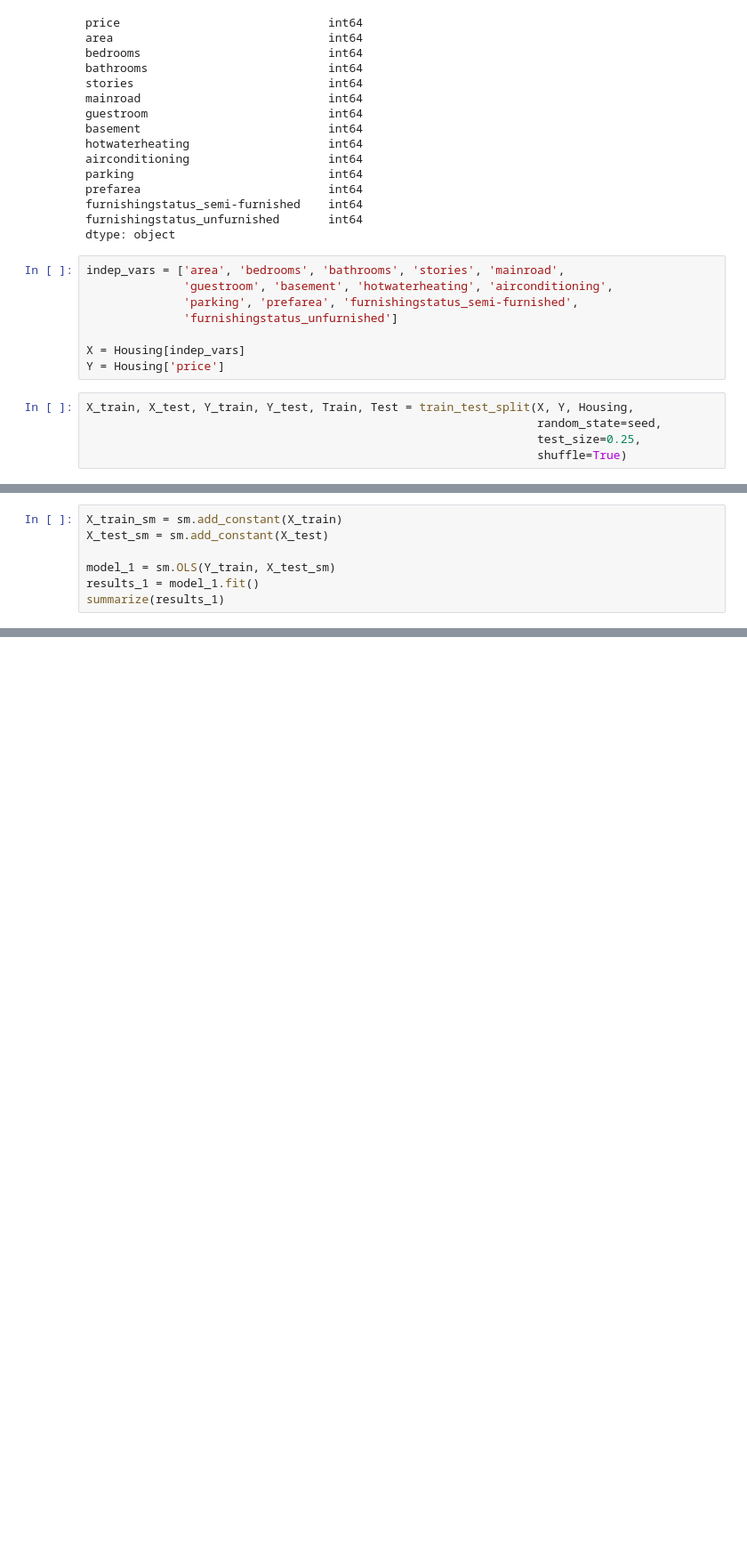
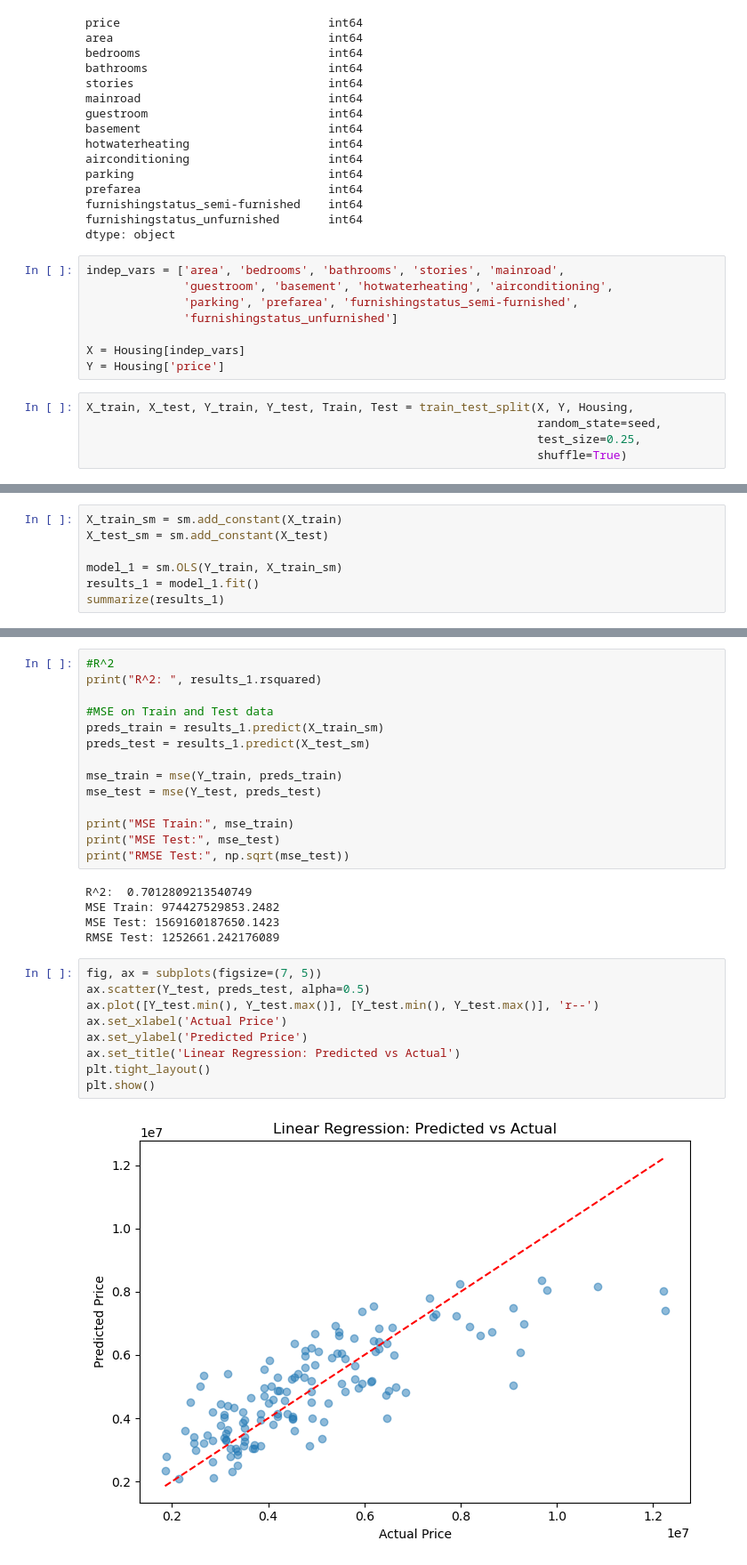
Before and after one commit to sagnihotram1/CSE2600, a Jupyter notebook: project.ipynb, the cells around one changed output, grey strips where cells are left out. Shown at 89% size. Drawn from its saved outputs; the diff is of its cells as text; blank space fills up the shorter version.

```diff
--- a/project.ipynb
+++ b/project.ipynb
@@ -85,7 +85,7 @@ Housing.describe()
 X_train_sm = sm.add_constant(X_train)
 X_test_sm = sm.add_constant(X_test)
 
-model_1 = sm.OLS(Y_train, X_test_sm)
+model_1 = sm.OLS(Y_train, X_train_sm)
 results_1 = model_1.fit()
 summarize(results_1)
 # %% [output]
@@ -92,0 +107,30 @@ ValueError: The indices for endog and exog are not aligned
+# %%
+#R^2
+print("R^2: ", results_1.rsquared)
+
+#MSE on Train and Test data
+preds_train = results_1.predict(X_train_sm)
+preds_test = results_1.predict(X_test_sm)
+
+mse_train = mse(Y_train, preds_train)
+mse_test = mse(Y_test, preds_test)
+
+print("MSE Train:", mse_train)
+print("MSE Test:", mse_test)
+print("RMSE Test:", np.sqrt(mse_test))
+# %% [output]
+R^2:  0.7012809213540749
+MSE Train: 974427529853.2482
+MSE Test: 1569160187650.1423
+RMSE Test: 1252661.242176089
+# %%
+fig, ax = subplots(figsize=(7, 5))
+ax.scatter(Y_test, preds_test, alpha=0.5)
+ax.plot([Y_test.min(), Y_test.max()], [Y_test.min(), Y_test.max()], 'r--')
+ax.set_xlabel('Actual Price')
+ax.set_ylabel('Predicted Price')
+ax.set_title('Linear Regression: Predicted vs Actual')
+plt.tight_layout()
+plt.show()
+# %% [output]
+[figure, added]
```
Also changed, not shown: parts of 1 cell of this notebook, 1 other file.
